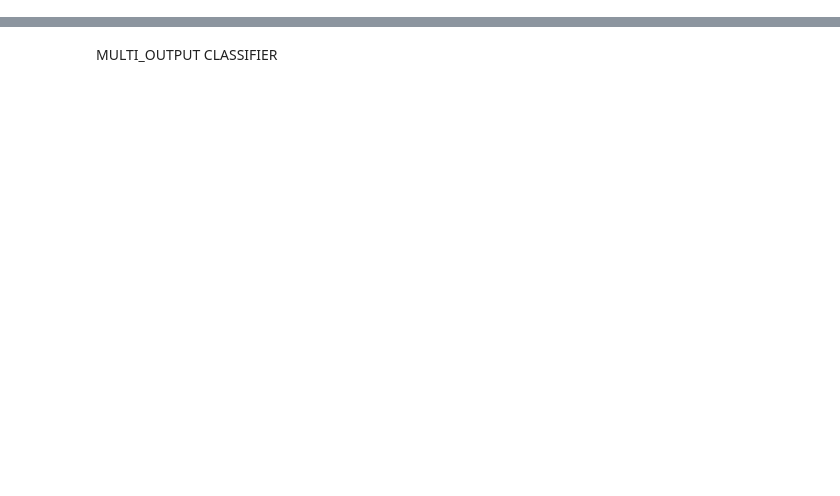
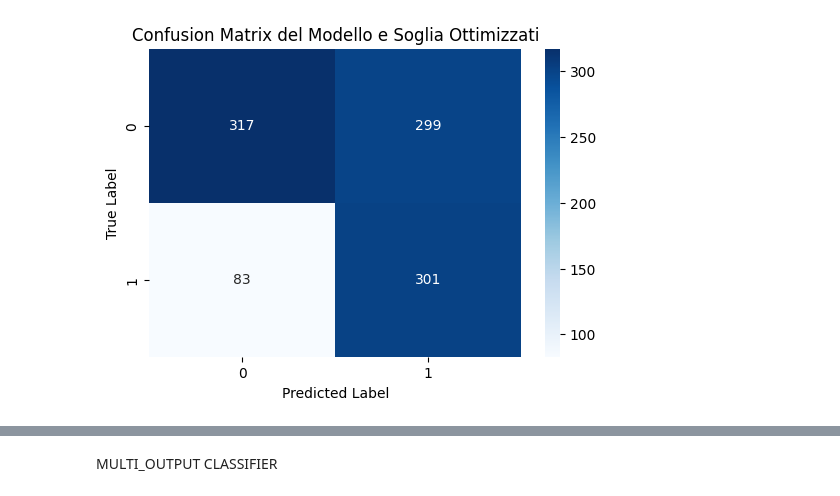
Before and after one commit to aporrini/Financial-Product-Recommender, a Jupyter notebook: Final_proj.ipynb, the cells around one changed output, grey strips where cells are left out. Cells and saved outputs as stored; diff of their text form; code cells hidden in the pictures; blank space fills up the shorter version.

```diff
--- a/Final_proj.ipynb
+++ b/Final_proj.ipynb
@@ -339,0 +507,93 @@ for target_name, y in [('Income Investment', y_income), ('Accumulation Investmen
+# %%
+import numpy as np
+import matplotlib.pyplot as plt
+import seaborn as sns
+from sklearn.metrics import confusion_matrix, precision_score, recall_score, f1_score
+import keras_tuner as kt
+from tensorflow.keras import layers, models
+
+# Assicurati che size_features_input, X_base_train, X_base_test, y_income_train e y_income_test siano definiti
+
+# 1. Funzione per costruire il modello
+def build_model(hp):
+    model = models.Sequential()
+    model.add(layers.Input(shape=(size_features_input,)))
+
+    # Numero variabile di layer nascosti
+    for i in range(hp.Int('num_layers', 1, 5)):
+        model.add(layers.Dense(
+            units=hp.Int(f'units_{i}', min_value=8, max_value=128, step=16),
+            activation=hp.Choice(f'activation_{i}', ['relu', 'tanh'])
+        ))
+
+    # Livello di output
+    model.add(layers.Dense(1, activation='sigmoid'))
+
+    # Compilazione del modello
+    model.compile(
+        optimizer=hp.Choice('optimizer', ['adam', 'rmsprop']),
+        loss='binary_crossentropy',
+        metrics=['accuracy']
+    )
+    return model
+
+
+# 2. Istanziamento del tuner
+tuner = kt.RandomSearch(
+    build_model,
+    objective='val_accuracy',
+    max_trials=100,
+    executions_per_trial=1,
+    directory='my_dir',
+    project_name='income_investment_tuning'
+)
+
+# 3. Ricerca iperparametri
+tuner.search(X_base_train, y_income_train, epochs=20, validation_split=0.2)
+
+# 4. Recupero dei migliori modelli
+tuned_models = tuner.get_best_models(num_models=30)
+
+# 5. Selezione del modello e soglia ottimali
+best_model    = None
+best_threshold= 0.5
+best_f1       = 0.0
+best_cm       = None
+best_metrics  = None
+
+thresholds = np.linspace(0, 1, 101)
+
+for model in tuned_models:
+    y_pred_prob = model.predict(X_base_test).ravel()
+    # trova la miglior soglia per questo modello
+    for thr in thresholds:
+        y_pred_cls = (y_pred_prob > thr).astype(int)
+        precision = precision_score(y_income_test, y_pred_cls, zero_division=0)
+        recall    = recall_score(y_income_test, y_pred_cls, zero_division=0)
+        f1        = f1_score(y_income_test, y_pred_cls, zero_division=0)
+        # filtro recall > 0.75 e massimizza F1
+        if recall > 0.75 and f1 > best_f1:
+            best_f1        = f1
+            best_model     = model
+            best_threshold = thr
+            best_cm        = confusion_matrix(y_income_test, y_pred_cls)
+            best_metrics   = (precision, recall, f1)
+
+# 6. Stampa dei risultati
+if best_model is None:
+    print("Nessun modello con recall > 0.75 trovato tra i top 10.")
+else:
+    precision, recall, f1 = best_metrics
+    print(f"Soglia ottimale: {best_threshold:.2f}")
+    print("Confusion Matrix:")
+    print(best_cm)
+    print(f"Precision: {precision:.4f}")
+    print(f"Recall:    {recall:.4f}")
+    print(f"F1-Score:  {f1:.4f}")
+    plt.figure(figsize=(6, 4))
+    sns.heatmap(best_cm, annot=True, fmt='d', cmap='Blues')
+    plt.xlabel('Predicted Label')
+    plt.ylabel('True Label')
+    plt.title('Confusion Matrix del Modello e Soglia Ottimizzati')
+    plt.show()
+# %% [output]
@@ -339,0 +617 @@ for target_name, y in [('Income Investment', y_income), ('Accumulation Investmen
+[figure, added]
```
Also changed, not shown: parts of 32 cells of this notebook, 3 other files.
